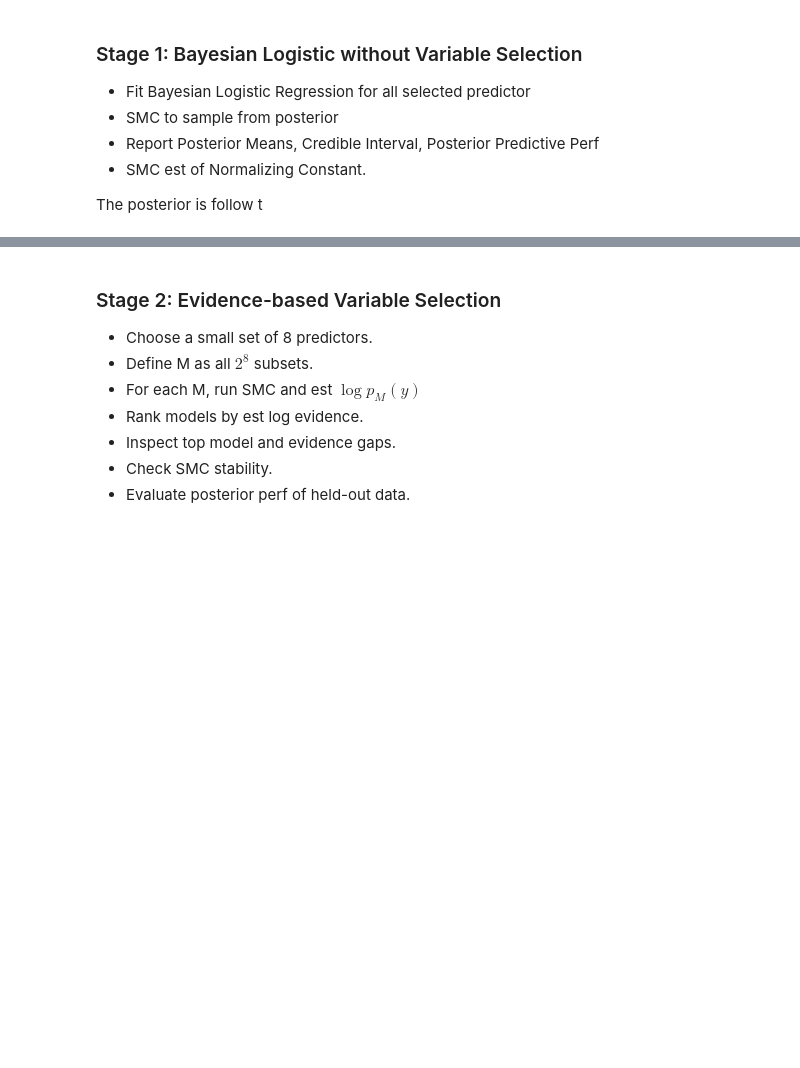
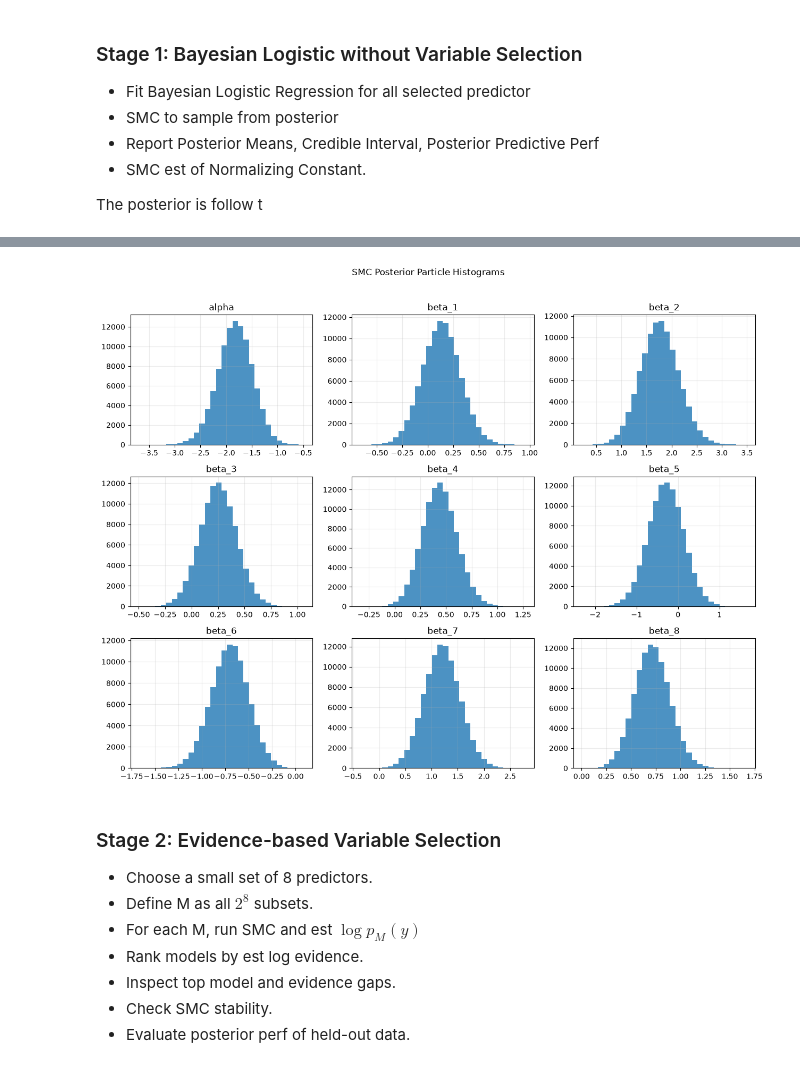
Before and after one commit to saobangmath/MiniProject-PhD-, a Jupyter notebook: MCMC/model-selection.ipynb, the cells around one changed output, grey strips where cells are left out. Cells and saved outputs as stored; diff of their text form; code cells hidden in the pictures; blank space fills up the shorter version.

```diff
--- a/MCMC/model-selection.ipynb
+++ b/MCMC/model-selection.ipynb
@@ -192,3 +316,44 @@ ValueError: multivariate_normal requires mean.ndim >= 1, got mean.ndim == 0
+# %%
+import math
+import numpy as np
+import matplotlib.pyplot as plt
+
+
+def plot_smc_histograms(smc_obj, bins=30, figsize_per_panel=(4.2, 3.2)):
+    """Plot histograms for alpha and each beta from final SMC particles."""
+    particles = _extract_particles_array(smc_obj)
+    n_params = particles.shape[1]  # alpha + betas
+    n_cols = min(3, n_params)
+    n_rows = math.ceil(n_params / n_cols)
+
+    fig, axes = plt.subplots(
+        n_rows,
+        n_cols,
+        figsize=(figsize_per_panel[0] * n_cols, figsize_per_panel[1] * n_rows),
+    )
+    axes = np.atleast_1d(axes).reshape(n_rows, n_cols)
+
+    labels = ["alpha"] + [f"beta_{j+1}" for j in range(n_params - 1)]
+
+    for idx in range(n_rows * n_cols):
+        r, c = divmod(idx, n_cols)
+        ax = axes[r, c]
+        if idx < n_params:
+            ax.hist(particles[:, idx], bins=bins, alpha=0.8)
+            ax.set_title(labels[idx])
+            ax.grid(alpha=0.25)
+        else:
+            ax.axis("off")
+
+    fig.suptitle("SMC Posterior Particle Histograms", y=1.02)
+    plt.tight_layout()
+    plt.show()
+
+
+# Usage
+plot_smc_histograms(smc)
+# %% [output]
+[figure, added]
 # %% [markdown]
 ### Stage 2: Evidence-based Variable Selection
 
```
Also changed, not shown: parts of 5 cells of this notebook.
